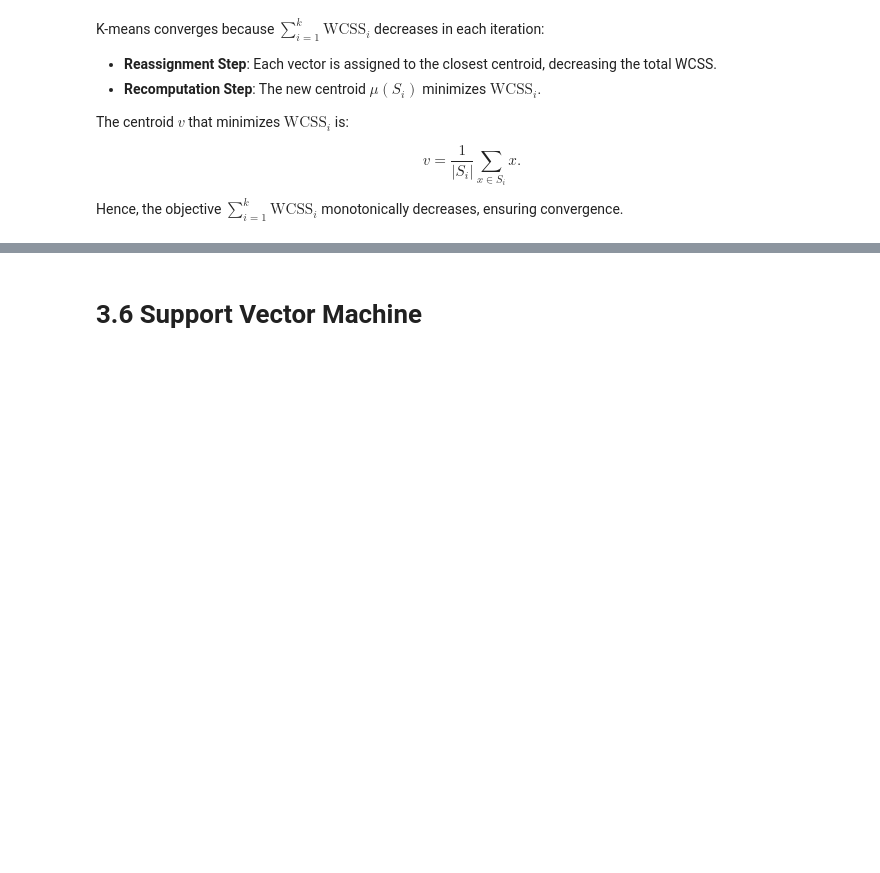
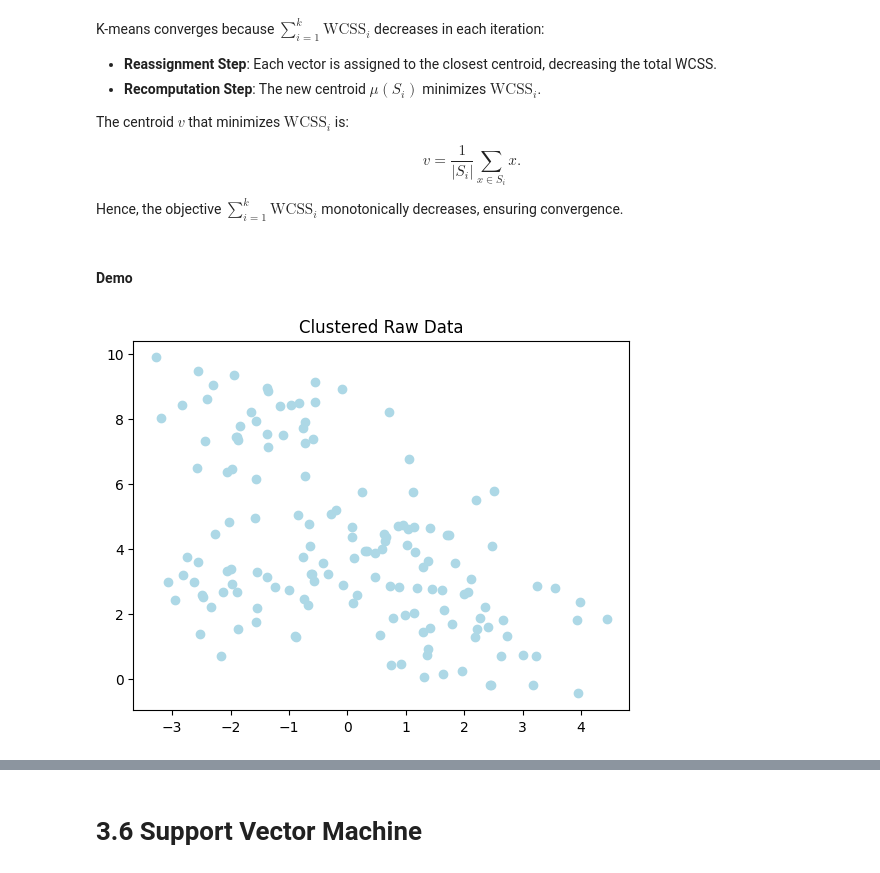
Before and after one commit to rccrdmr/MAT422-Mathematics-for-DataScience, a Jupyter notebook: 3.5-6_K-Means_and_Support_Vector_Machine.ipynb, the cells around one changed output, grey strips where cells are left out. Cells and saved outputs as stored; diff of their text form; code cells hidden in the pictures; blank space fills up the shorter version.

```diff
--- a/3.5-6_K-Means_and_Support_Vector_Machine.ipynb
+++ b/3.5-6_K-Means_and_Support_Vector_Machine.ipynb
@@ -47,3 +72,19 @@ v = \frac{1}{|S_i|} \sum_{x \in S_i} x.
 $$
 
 Hence, the objective $ \sum_{i=1}^{k} \text{WCSS}_i $ monotonically decreases, ensuring convergence.
+# %% [markdown]
+#### Demo
+# %%
+import numpy as np
+from scipy.spatial.distance import cdist
+import matplotlib.pyplot as plt
+from sklearn.datasets import make_blobs
+
+# Generate data with more samples and higher cluster standard deviation
+X, y = make_blobs(n_samples=150, centers=4, n_features=2, random_state=0, cluster_std=1.0)
+
+plt.scatter(X[:, 0], X[:, 1], color='lightblue', marker='o')
+plt.title("Clustered Raw Data")
+plt.show()
+# %% [output]
+[figure, added]
```
Also changed, not shown: parts of 8 cells of this notebook.
